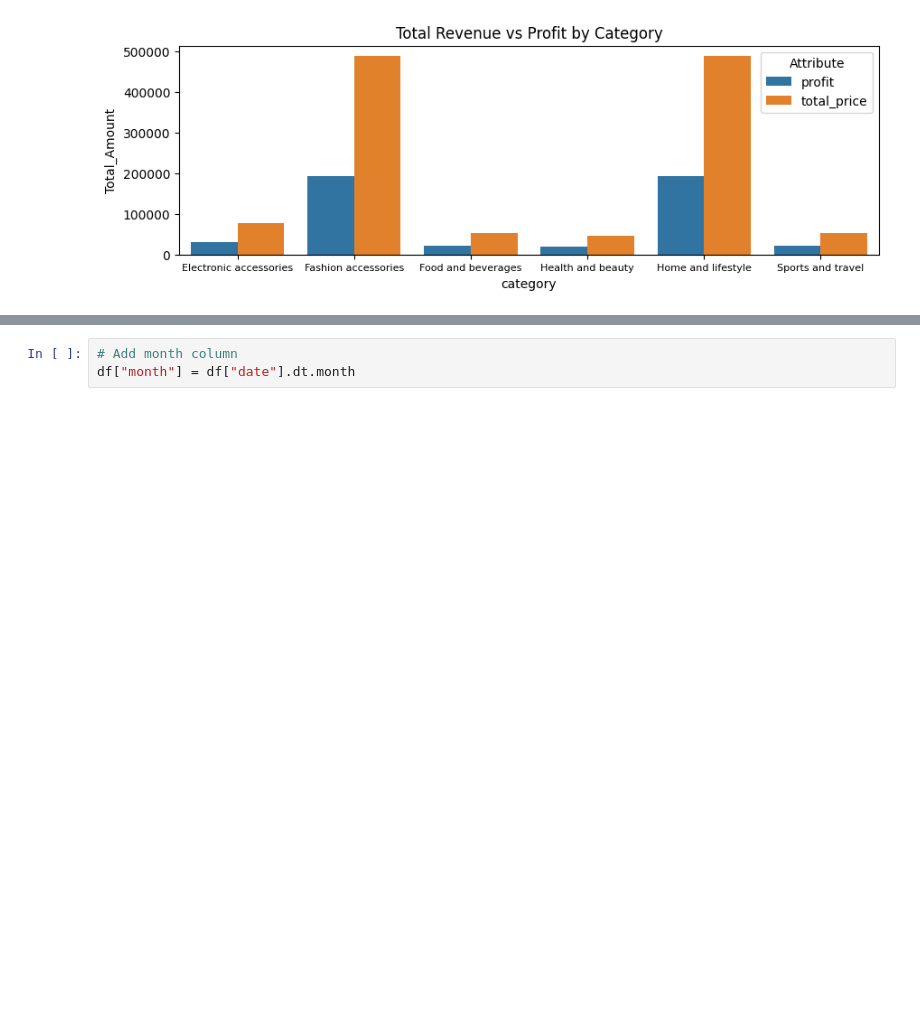
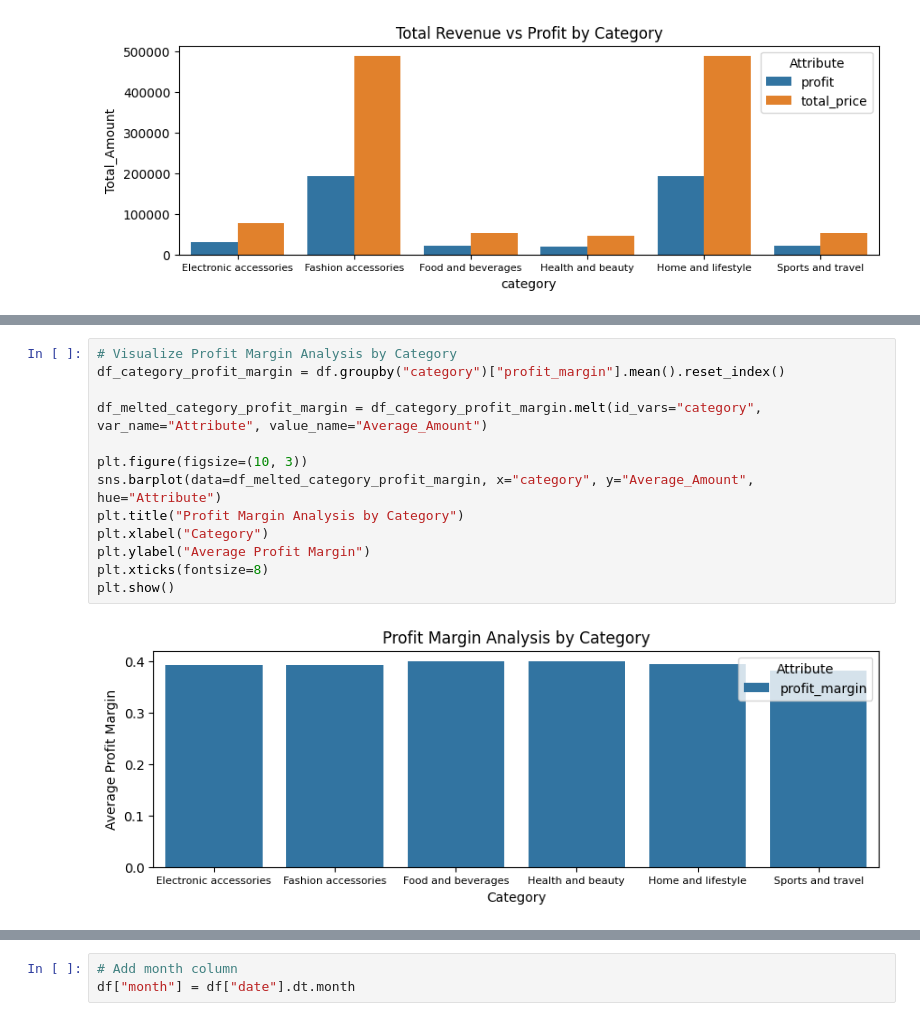
Before and after one commit to BinEmad7/WalmartSales, a Jupyter notebook: WorkingFile.ipynb, the cells around one changed output, grey strips where cells are left out. Drawn from its saved outputs; the diff is of its cells as text; blank space fills up the shorter version.

```diff
--- a/WorkingFile.ipynb
+++ b/WorkingFile.ipynb
@@ -330,0 +380,15 @@ plt.show()
+# %%
+# Visualize Profit Margin Analysis by Category
+df_category_profit_margin = df.groupby("category")["profit_margin"].mean().reset_index()
+
+df_melted_category_profit_margin = df_category_profit_margin.melt(id_vars="category", var_name="Attribute", value_name="Average_Amount")
+
+plt.figure(figsize=(10, 3))
+sns.barplot(data=df_melted_category_profit_margin, x="category", y="Average_Amount", hue="Attribute")
+plt.title("Profit Margin Analysis by Category")
+plt.xlabel("Category")
+plt.ylabel("Average Profit Margin")
+plt.xticks(fontsize=8)
+plt.show()
+# %% [output]
+[figure, added]
```
Also changed, not shown: parts of 23 cells of this notebook, 1 other file.
